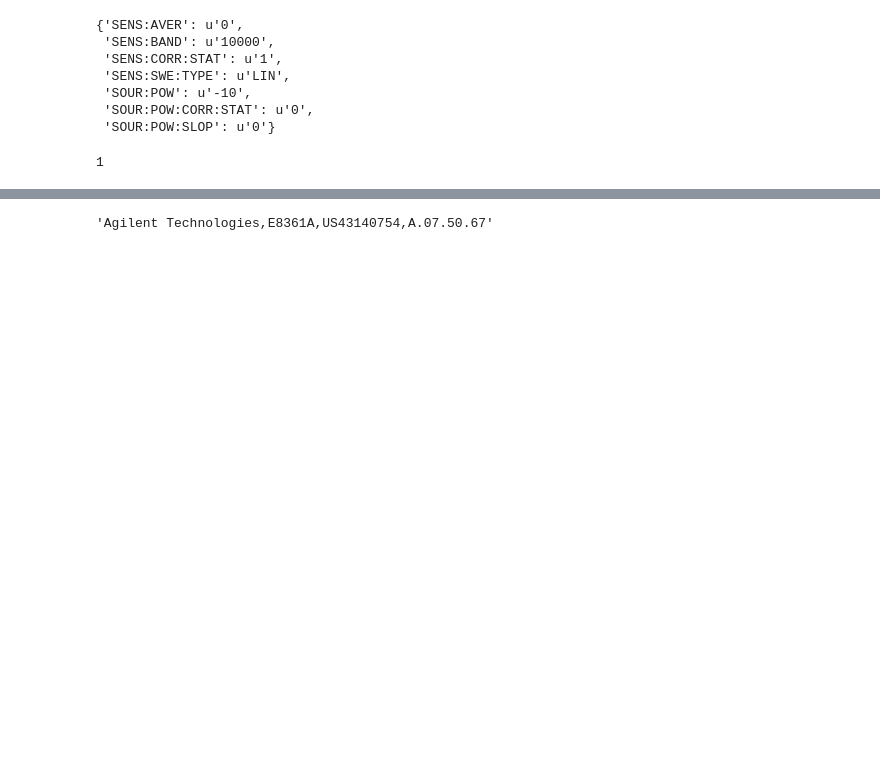
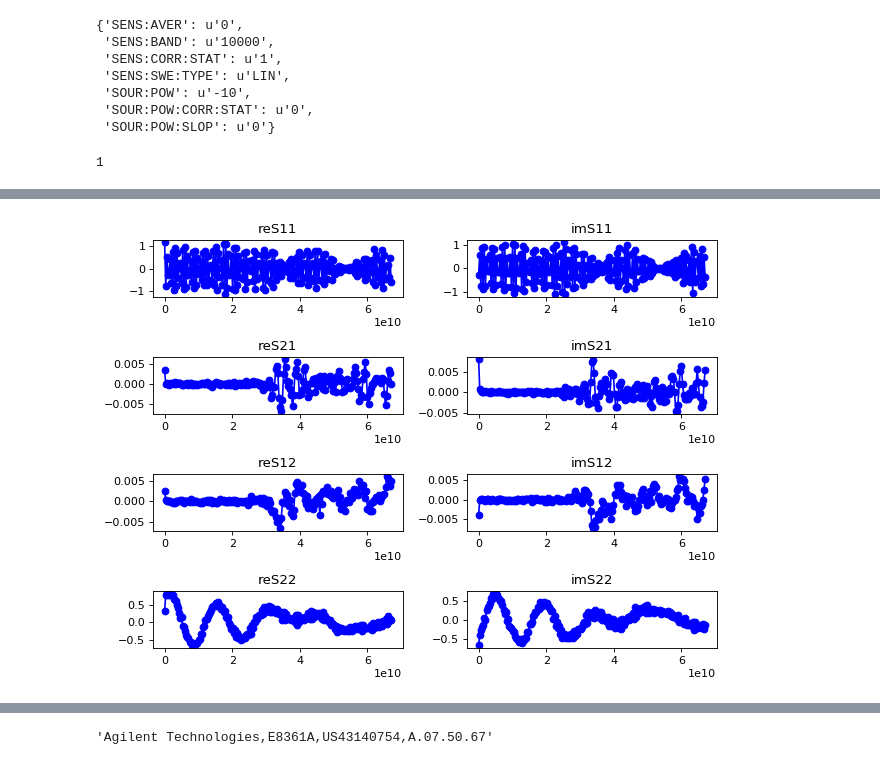
Before and after one commit to aricsanders/Jupyter-Notebooks, a Jupyter notebook: Instrument_Control_Outline_20170417_001.ipynb, the cells around one changed output, grey strips where cells are left out. Cells and saved outputs as stored; diff of their text form; code cells hidden in the pictures; blank space fills up the shorter version.

```diff
--- a/Instrument_Control_Outline_20170417_001.ipynb
+++ b/Instrument_Control_Outline_20170417_001.ipynb
@@ -232,0 +302,4 @@ s2p.show();
+# %%
+plot_frequency_model(s2p);
+# %% [output]
+[figure, added]
```
Also changed, not shown: parts of 17 cells of this notebook.
